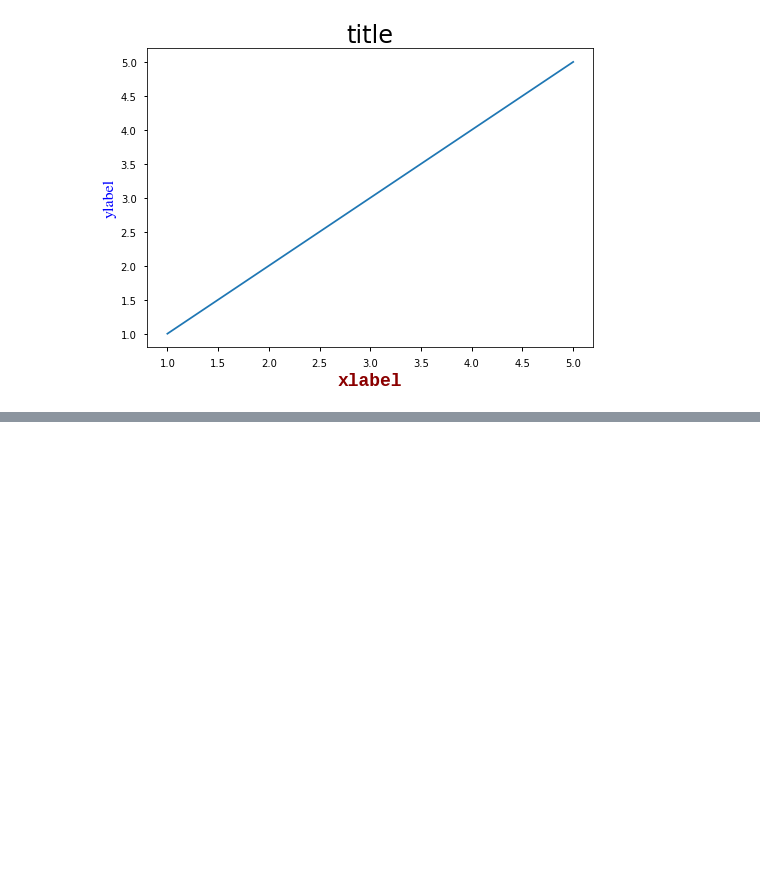
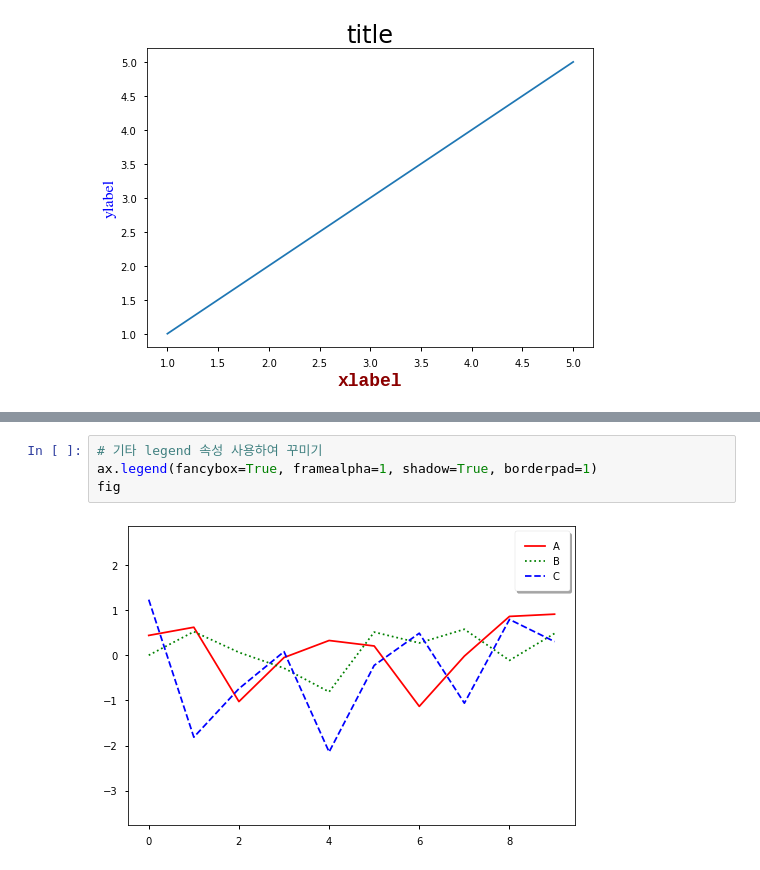
Before and after one commit to kksonge/cakd3_review, a Jupyter notebook: Matplotlib.ipynb, the cells around one changed output, grey strips where cells are left out. Drawn from its saved outputs; the diff is of its cells as text; blank space fills up the shorter version.

```diff
--- a/Matplotlib.ipynb
+++ b/Matplotlib.ipynb
@@ -186,0 +209,6 @@ findfont: Font family ['DejaaVu Sans'] not found. Falling back to DejaVu Sans.
+# %%
+# 기타 legend 속성 사용하여 꾸미기
+ax.legend(fancybox=True, framealpha=1, shadow=True, borderpad=1)
+fig
+# %% [output]
+[figure, added]
```
Also changed, not shown: parts of 19 cells of this notebook, 1 other file.
